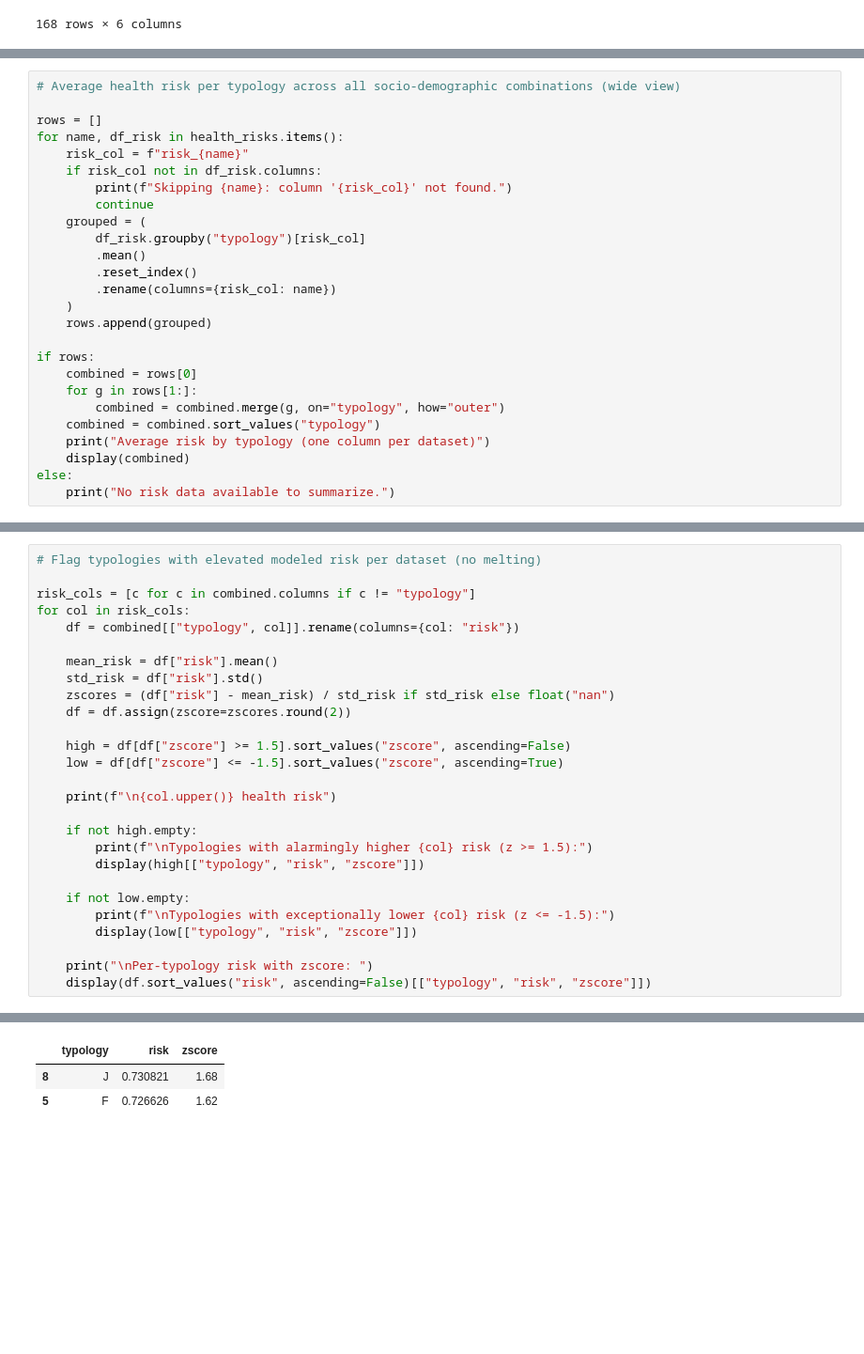
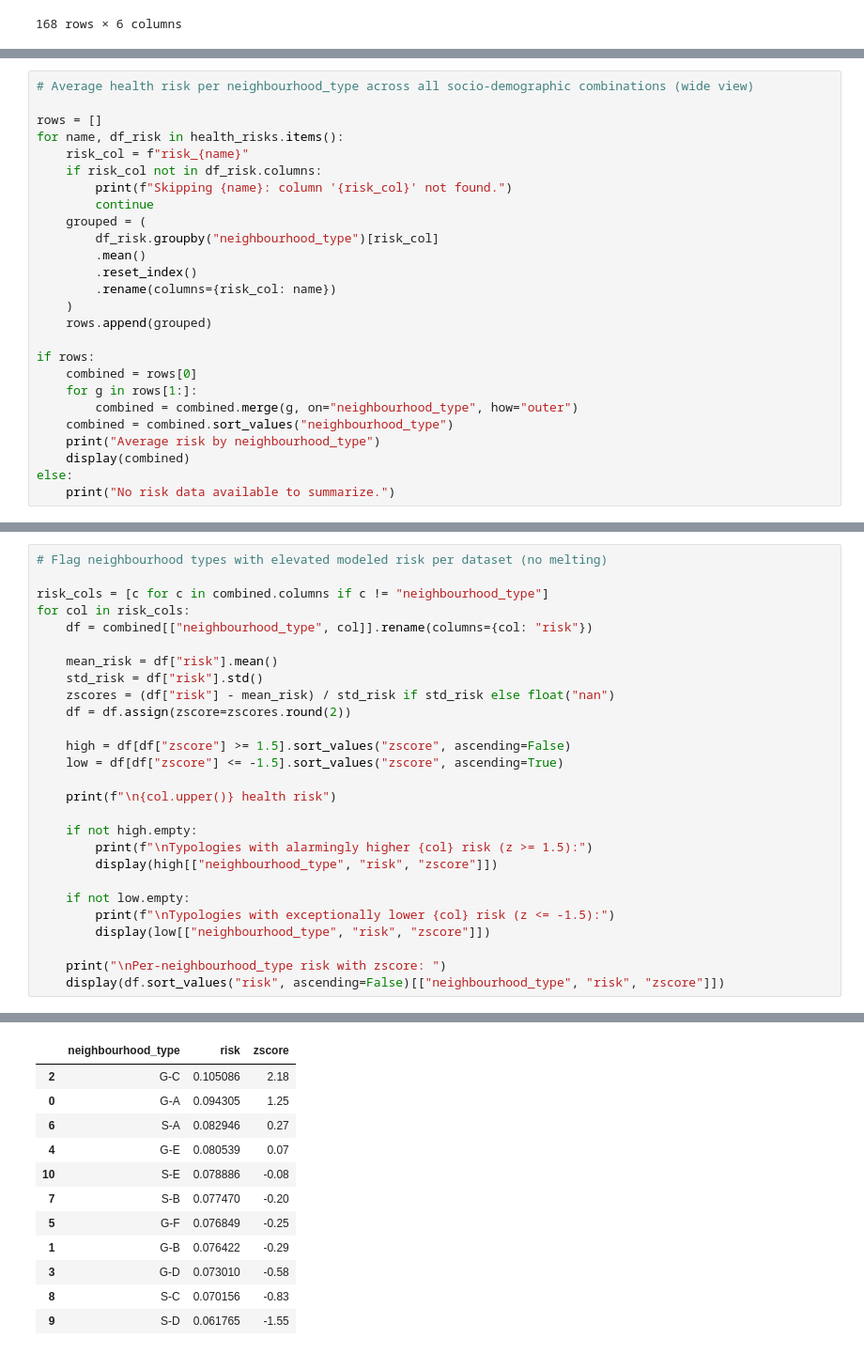
Before and after one commit to MauroPello/ENAC-ML4Science_LIPID, a Jupyter notebook: main.ipynb, the cells around one changed output, grey strips where cells are left out. Shown at 94% size. Drawn from its saved outputs; the diff is of its cells as text; blank space fills up the shorter version.

```diff
--- a/main.ipynb
+++ b/main.ipynb
@@ -1259,5 +1259,5 @@ Finally, condense the neighborhood-level risks by typology to see which urban fo
 # %%
-# Average health risk per typology across all socio-demographic combinations (wide view)
+# Average health risk per neighbourhood_type across all socio-demographic combinations (wide view)
 
 rows = []
 for name, df_risk in health_risks.items():
@@ -1266,7 +1266,7 @@ for name, df_risk in health_risks.items():
         print(f"Skipping {name}: column '{risk_col}' not found.")
         continue
     grouped = (
-        df_risk.groupby("typology")[risk_col]
+        df_risk.groupby("neighbourhood_type")[risk_col]
         .mean()
         .reset_index()
         .rename(columns={risk_col: name})
@@ -1276,9 +1276,9 @@ for name, df_risk in health_risks.items():
 if rows:
     combined = rows[0]
     for g in rows[1:]:
-        combined = combined.merge(g, on="typology", how="outer")
-    combined = combined.sort_values("typology")
-    print("Average risk by typology (one column per dataset)")
+        combined = combined.merge(g, on="neighbourhood_type", how="outer")
+    combined = combined.sort_values("neighbourhood_type")
+    print("Average risk by neighbourhood_type")
     display(combined)
 else:
     print("No risk data available to summarize.")
@@ -1297,9 +1299,9 @@ Average risk by typology (one column per dataset)
 # %%
-# Flag typologies with elevated modeled risk per dataset (no melting)
+# Flag neighbourhood types with elevated modeled risk per dataset (no melting)
 
-risk_cols = [c for c in combined.columns if c != "typology"]
+risk_cols = [c for c in combined.columns if c != "neighbourhood_type"]
 for col in risk_cols:
-    df = combined[["typology", col]].rename(columns={col: "risk"})
+    df = combined[["neighbourhood_type", col]].rename(columns={col: "risk"})
 
     mean_risk = df["risk"].mean()
     std_risk = df["risk"].std()
@@ -1313,14 +1315,14 @@ for col in risk_cols:
 
     if not high.empty:
         print(f"\nTypologies with alarmingly higher {col} risk (z >= 1.5):")
-        display(high[["typology", "risk", "zscore"]])
+        display(high[["neighbourhood_type", "risk", "zscore"]])
 
     if not low.empty:
         print(f"\nTypologies with exceptionally lower {col} risk (z <= -1.5):")
-        display(low[["typology", "risk", "zscore"]])
+        display(low[["neighbourhood_type", "risk", "zscore"]])
 
-    print("\nPer-typology risk with zscore: ")
-    display(df.sort_values("risk", ascending=False)[["typology", "risk", "zscore"]])
+    print("\nPer-neighbourhood_type risk with zscore: ")
+    display(df.sort_values("risk", ascending=False)[["neighbourhood_type", "risk", "zscore"]])
 # %% [output]
 CARDIOVASCULAR health risk
 
@@ -1344,3 +1336,12 @@ Typologies with alarmingly higher mental_health risk (z >= 1.5):
-|  | typology | risk | zscore |
-| 8 | J | 0.730821 | 1.68 |
-| 5 | F | 0.726626 | 1.62 |
+|  | neighbourhood_type | risk | zscore |
+| 2 | G-C | 0.105086 | 2.18 |
+| 0 | G-A | 0.094305 | 1.25 |
+| 6 | S-A | 0.082946 | 0.27 |
+| 4 | G-E | 0.080539 | 0.07 |
+| 10 | S-E | 0.078886 | -0.08 |
+| 7 | S-B | 0.077470 | -0.20 |
+| 5 | G-F | 0.076849 | -0.25 |
+| 1 | G-B | 0.076422 | -0.29 |
+| 3 | G-D | 0.073010 | -0.58 |
+| 8 | S-C | 0.070156 | -0.83 |
+| 9 | S-D | 0.061765 | -1.55 |
```
Also changed, not shown: parts of 4 cells of this notebook.
